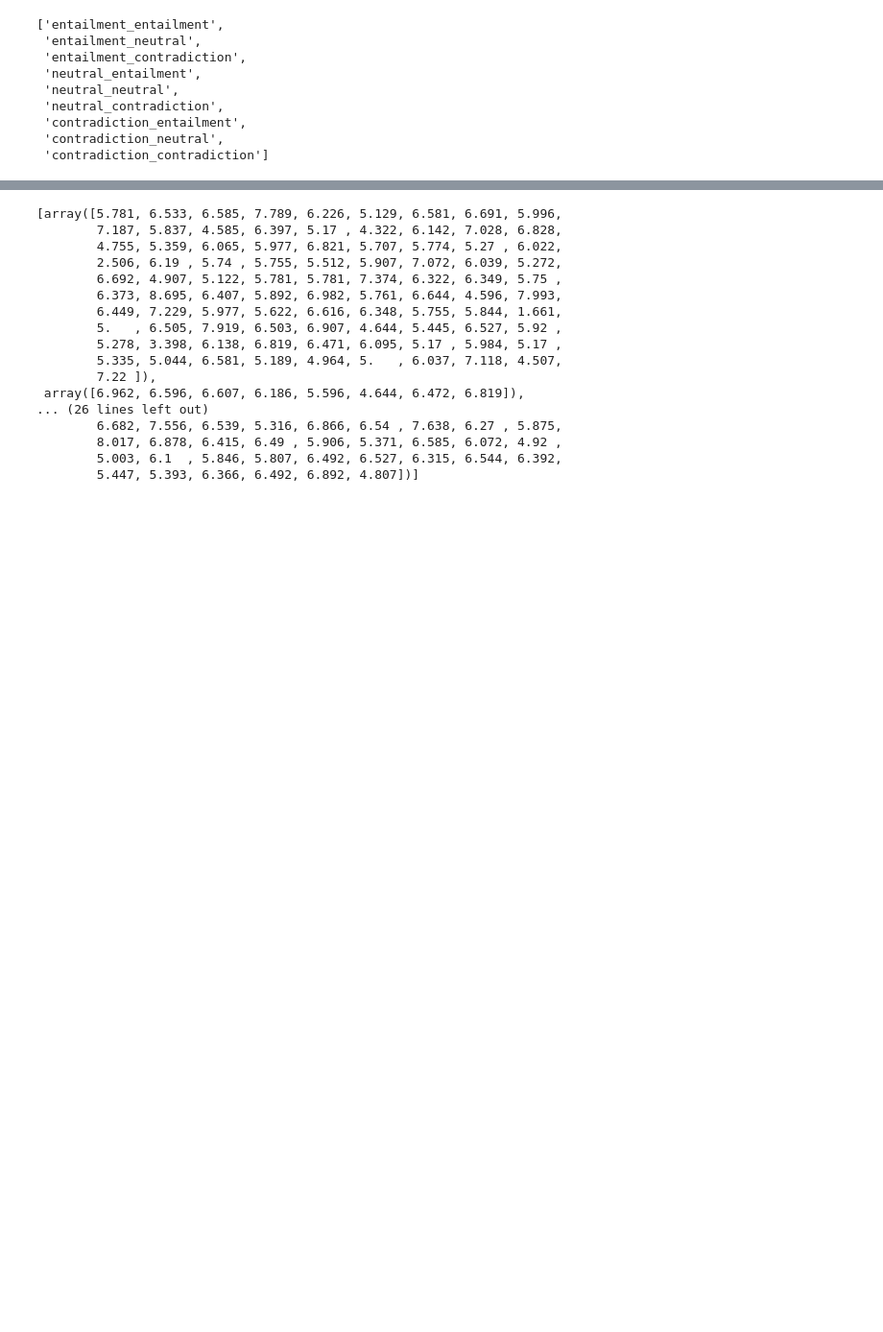
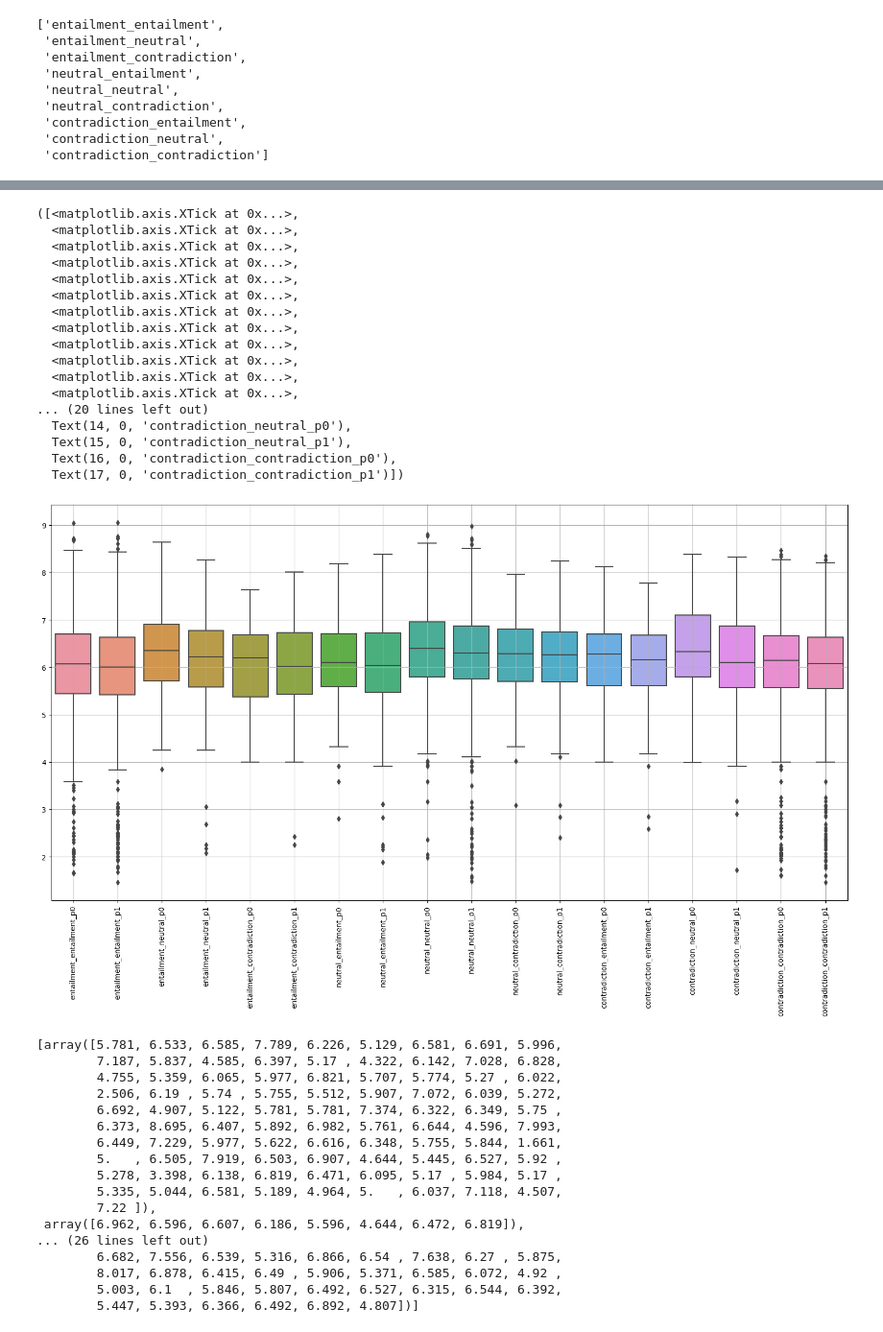
Before and after one commit to david-T-M/RTE_Parik, a Jupyter notebook: visualizacionZscoreOnly_training_hipotesis.ipynb, the cells around one changed output, grey strips where cells are left out. Shown at 96% size. Cells and saved outputs as stored; diff of their text form; code cells hidden in the pictures; blank space fills up the shorter version.

```diff
--- a/visualizacionZscoreOnly_training_hipotesis.ipynb
+++ b/visualizacionZscoreOnly_training_hipotesis.ipynb
@@ -91,7 +91,7 @@ for e in a:
                     h=strings[2]
                     matriz=strings[5]
                     matriz_c=matriz[1:len(t)-1,1:len(h)-1]
-                    l_entropia.append(entropia_f(stats.zscore(matriz_c.T).flatten()))
+                    l_entropia.append(entropia_f(stats.zscore(np.round(matriz_c.T, decimals = 2)).flatten()))
                 new_data['entropia'].append(np.array(l_entropia[:]))
                 new_data['Paraphrase'].append(i)
                 l_entropia.clear()
@@ -140,0 +137,3 @@ etiquetas
+# %%
+etiquetas=['entailment','neutral','contradiction']
+etiquetas
@@ -156,0 +176,3 @@ labels
+# %%
+sub_df =dfn[dfn["grupo"]==100.0]
+sub_df
@@ -156,0 +209,10 @@ labels
+# %%
+valores_labels=[]
+lista_xs =[]
+for el in labels:
+    for i in [0,1]:
+        a=sub_df[(sub_df['E_P']==el) & (sub_df['Paraphrase']==i)]
+        b=a['entropia'].values[0]
+        valores_labels.append(b)
+        lista_xs.append(el+"_p"+str(i))
+valores_labels
@@ -157,3 +237,27 @@ labels
+# %%
+fig2 = plt.figure(figsize=(20,10))
+sns.boxplot(data=valores_labels)
+plt.grid()
+plt.xticks(range(18),lista_xs,rotation=90)
+# %% [output]
+([<matplotlib.axis.XTick at 0x...>,
+  <matplotlib.axis.XTick at 0x...>,
+  <matplotlib.axis.XTick at 0x...>,
+  <matplotlib.axis.XTick at 0x...>,
+  <matplotlib.axis.XTick at 0x...>,
+  <matplotlib.axis.XTick at 0x...>,
+  <matplotlib.axis.XTick at 0x...>,
+  <matplotlib.axis.XTick at 0x...>,
+  <matplotlib.axis.XTick at 0x...>,
+  <matplotlib.axis.XTick at 0x...>,
+  <matplotlib.axis.XTick at 0x...>,
+  <matplotlib.axis.XTick at 0x...>,
+... (20 lines left out)
+  Text(14, 0, 'contradiction_neutral_p0'),
+  Text(15, 0, 'contradiction_neutral_p1'),
+  Text(16, 0, 'contradiction_contradiction_p0'),
+  Text(17, 0, 'contradiction_contradiction_p1')])
+[figure, added]
 # %%
 valores_labels=[]
 for el in labels:
```
Also changed, not shown: parts of 9 cells of this notebook, 7 other files.
